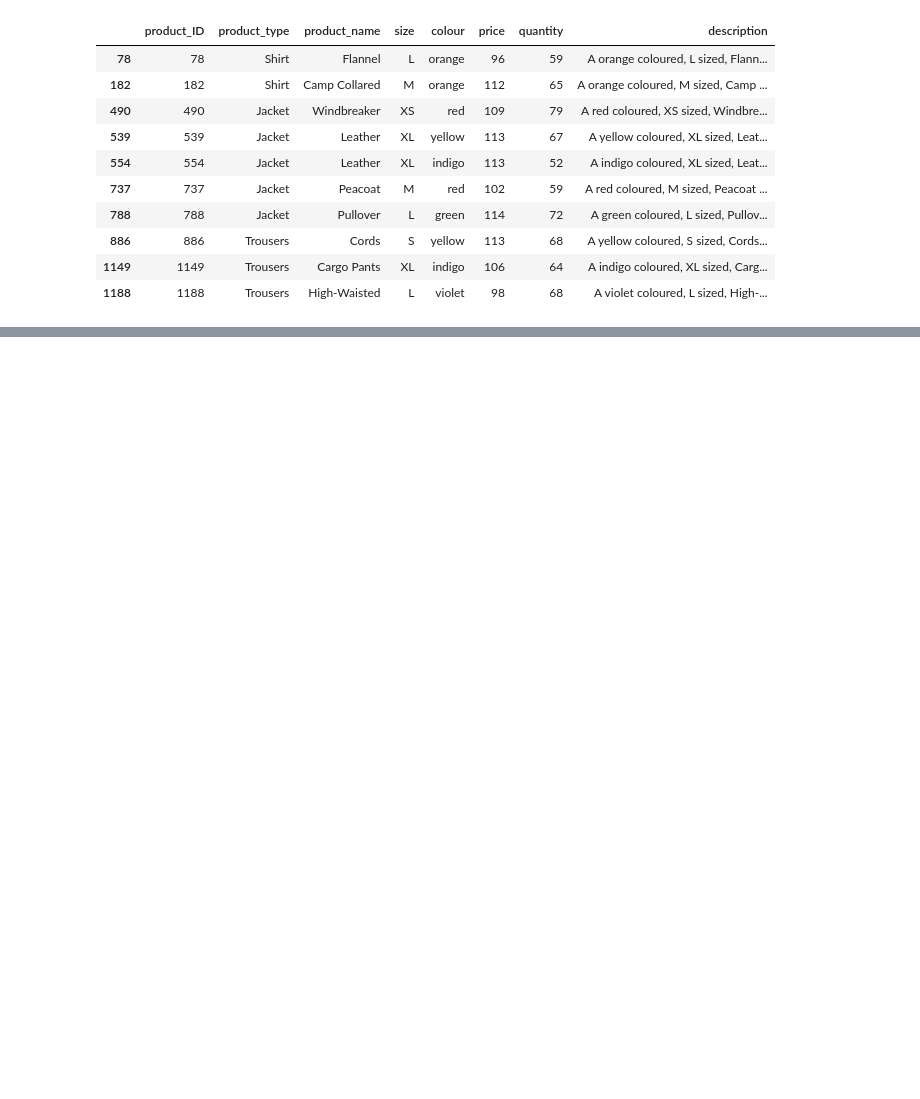
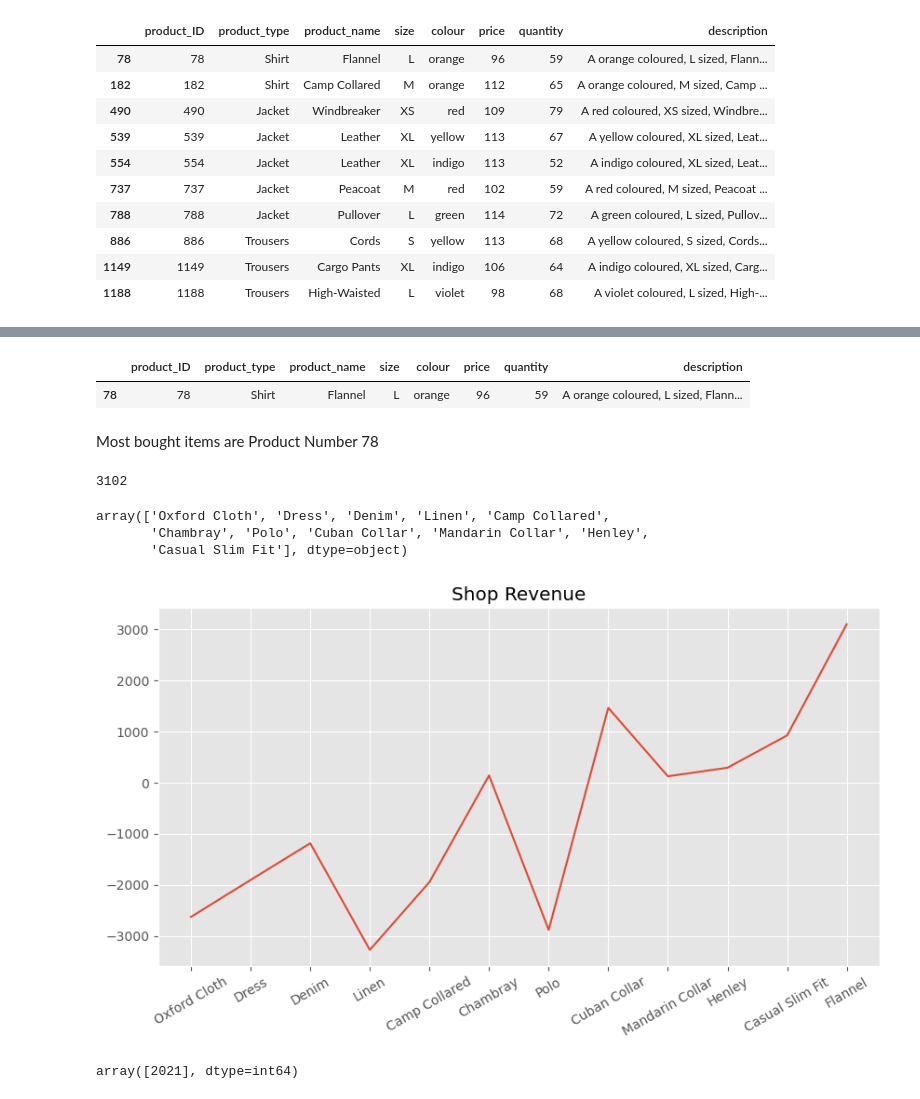
Before and after one commit to nuwbie-11/DataAnalytics101, a Jupyter notebook: shopping-cart-database/shopping.ipynb, the cells around one changed output, grey strips where cells are left out. Cells and saved outputs as stored; diff of their text form; code cells hidden in the pictures; blank space fills up the shorter version.

```diff
--- a/shopping-cart-database/shopping.ipynb
+++ b/shopping-cart-database/shopping.ipynb
@@ -212,0 +234,44 @@ sales
+# %%
+prod_id = productRevenue[productRevenue.Revenue == productRevenue.Revenue.max()]
+
+products[products.product_ID == prod_id.index[0]]
+# %% [output]
+|  | product_ID | product_type | product_name | size | colour | price | quantity | description |
+| 78 | 78 | Shirt | Flannel | L | orange | 96 | 59 | A orange coloured, L sized, Flann... |
+# %% [markdown]
+Most bought items are Product Number 78
+# %%
+flannels_prod = products[products.product_name == 'Flannel'].product_ID.values
+# %%
+# Count Shop Revenue
+
+sales[sales.product_id.isin(flannels_prod)].Revenue.sum()
+# %% [output]
+3102
+# %%
+# What about its competitor
+
+competitors = products[(products.product_type == 'Shirt') & (products.product_name != 'Flannel')]
+competitors.product_name.unique()
+# %% [output]
+array(['Oxford Cloth', 'Dress', 'Denim', 'Linen', 'Camp Collared',
+       'Chambray', 'Polo', 'Cuban Collar', 'Mandarin Collar', 'Henley',
+       'Casual Slim Fit'], dtype=object)
+# %%
+comps_Revenue ={}
+for shopName in competitors.product_name.unique():
+    # print(shopName)
+    comps = products[products.product_name == shopName].product_ID.values
+    productReturn = sales[sales.product_id.isin(comps)].Revenue.sum()
+
+    comps_Revenue[shopName] = productReturn
+
+comps_Revenue['Flannel'] = sales[sales.product_id.isin(flannels_prod)].Revenue.sum()
+# %%
+plt.figure(figsize=(10,5))
+plt.plot(comps_Revenue.keys(),comps_Revenue.values())
+plt.title('Shop Revenue')
+plt.xticks(rotation=30)
+plt.show()
+# %% [output]
+[figure, added]
@@ -212,0 +283,4 @@ sales
+# %%
+orders.order_years.unique()
+# %% [output]
+array([2021], dtype=int64)
```
Also changed, not shown: parts of 27 cells of this notebook, 1 other file.
